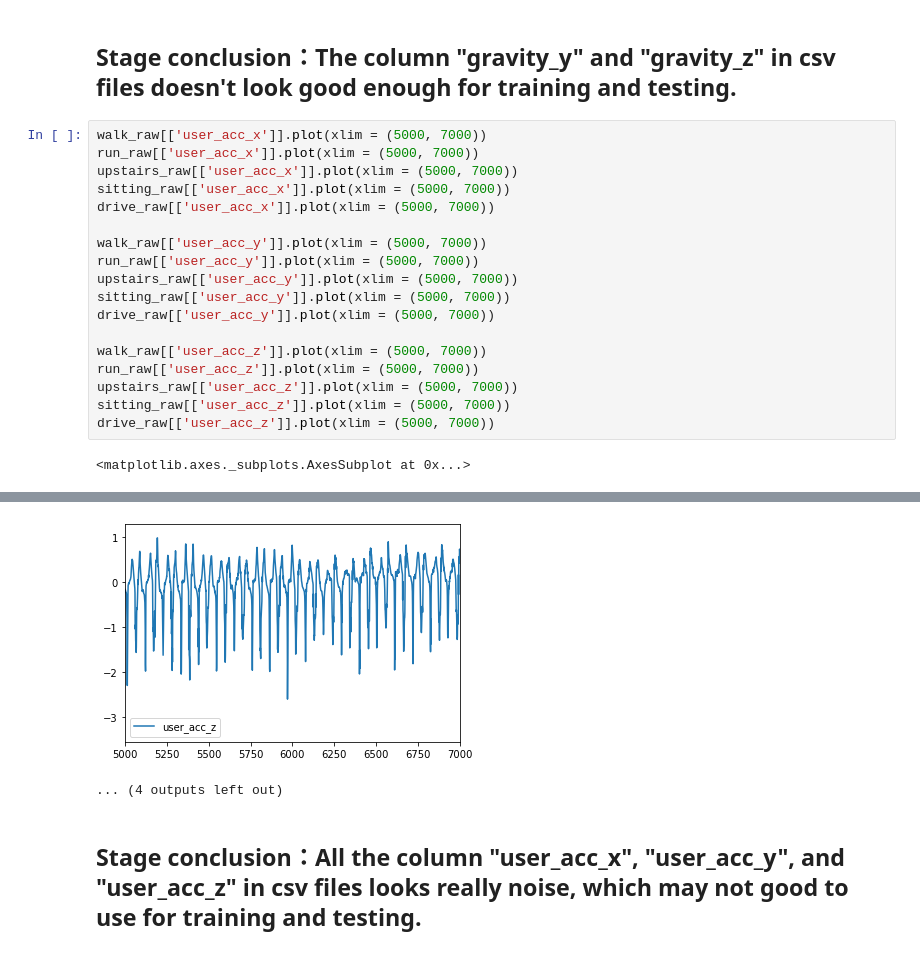
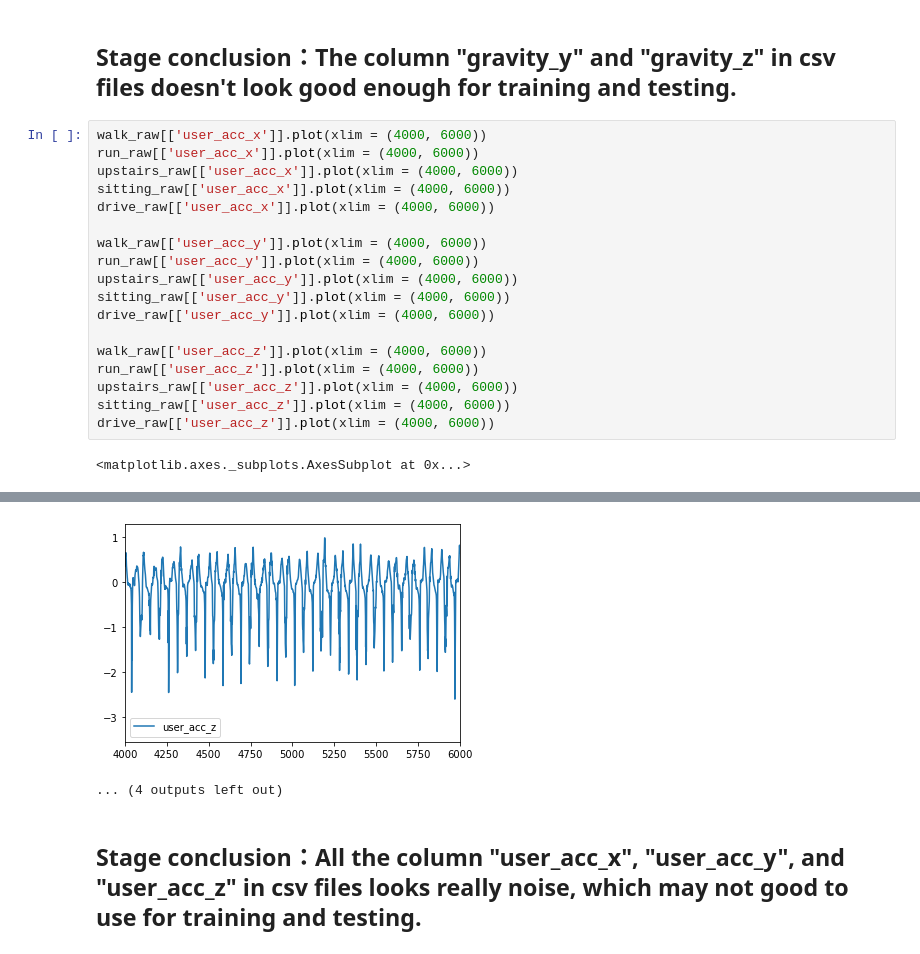
Before and after one commit to YunheYang/6961_A3, a Jupyter notebook: 6961_A3.ipynb, the cells around one changed output, grey strips where cells are left out. Drawn from its saved outputs; the diff is of its cells as text.

```diff
--- a/6961_A3.ipynb
+++ b/6961_A3.ipynb
@@ -131,22 +131,22 @@ drive_raw[['gravity_z']].plot(xlim = (5000, 7000))
 # %% [markdown]
 ## Stage conclusion：The column "gravity_y" and "gravity_z" in csv files doesn't look good enough for training and testing.
 # %%
-walk_raw[['user_acc_x']].plot(xlim = (5000, 7000))
-run_raw[['user_acc_x']].plot(xlim = (5000, 7000))
-upstairs_raw[['user_acc_x']].plot(xlim = (5000, 7000))
-sitting_raw[['user_acc_x']].plot(xlim = (5000, 7000))
-drive_raw[['user_acc_x']].plot(xlim = (5000, 7000))
+walk_raw[['user_acc_x']].plot(xlim = (4000, 6000))
+run_raw[['user_acc_x']].plot(xlim = (4000, 6000))
+upstairs_raw[['user_acc_x']].plot(xlim = (4000, 6000))
+sitting_raw[['user_acc_x']].plot(xlim = (4000, 6000))
+drive_raw[['user_acc_x']].plot(xlim = (4000, 6000))
 
-walk_raw[['user_acc_y']].plot(xlim = (5000, 7000))
-run_raw[['user_acc_y']].plot(xlim = (5000, 7000))
-upstairs_raw[['user_acc_y']].plot(xlim = (5000, 7000))
-sitting_raw[['user_acc_y']].plot(xlim = (5000, 7000))
-drive_raw[['user_acc_y']].plot(xlim = (5000, 7000))
+walk_raw[['user_acc_y']].plot(xlim = (4000, 6000))
+run_raw[['user_acc_y']].plot(xlim = (4000, 6000))
+upstairs_raw[['user_acc_y']].plot(xlim = (4000, 6000))
+sitting_raw[['user_acc_y']].plot(xlim = (4000, 6000))
+drive_raw[['user_acc_y']].plot(xlim = (4000, 6000))
 
-walk_raw[['user_acc_z']].plot(xlim = (5000, 7000))
-run_raw[['user_acc_z']].plot(xlim = (5000, 7000))
-upstairs_raw[['user_acc_z']].plot(xlim = (5000, 7000))
-sitting_raw[['user_acc_z']].plot(xlim = (5000, 7000))
-drive_raw[['user_acc_z']].plot(xlim = (5000, 7000))
+walk_raw[['user_acc_z']].plot(xlim = (4000, 6000))
+run_raw[['user_acc_z']].plot(xlim = (4000, 6000))
+upstairs_raw[['user_acc_z']].plot(xlim = (4000, 6000))
+sitting_raw[['user_acc_z']].plot(xlim = (4000, 6000))
+drive_raw[['user_acc_z']].plot(xlim = (4000, 6000))
 # %% [output]
 <matplotlib.axes._subplots.AxesSubplot at 0x...>
@@ -163,4 +163,4 @@ drive_raw[['user_acc_z']].plot(xlim = (5000, 7000))
-[figure, old version]
+[figure, new version]
 ... (4 outputs left out)
 # %% [markdown]
 ## Stage conclusion：All the column "user_acc_x", "user_acc_y", and "user_acc_z" in csv files looks really noise, which may not good to use for training and testing.
```
Also changed, not shown: parts of 13 cells of this notebook.
